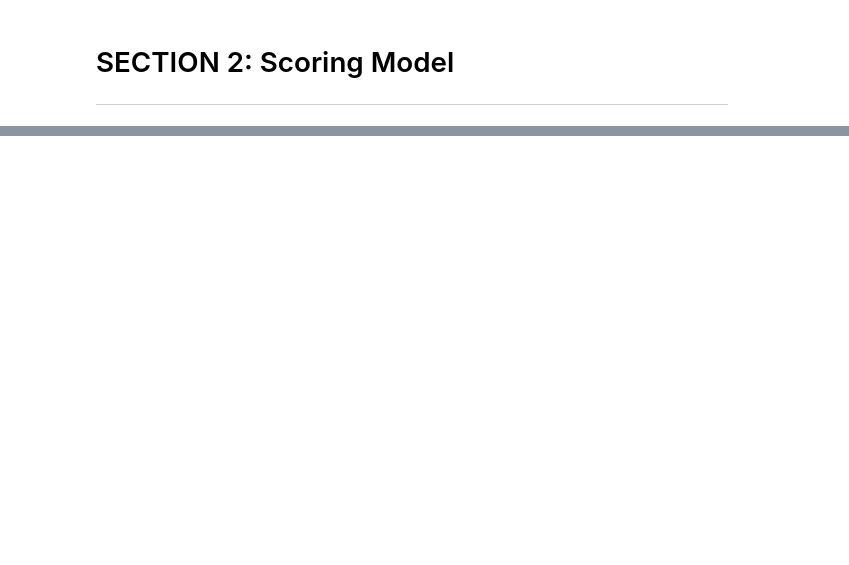
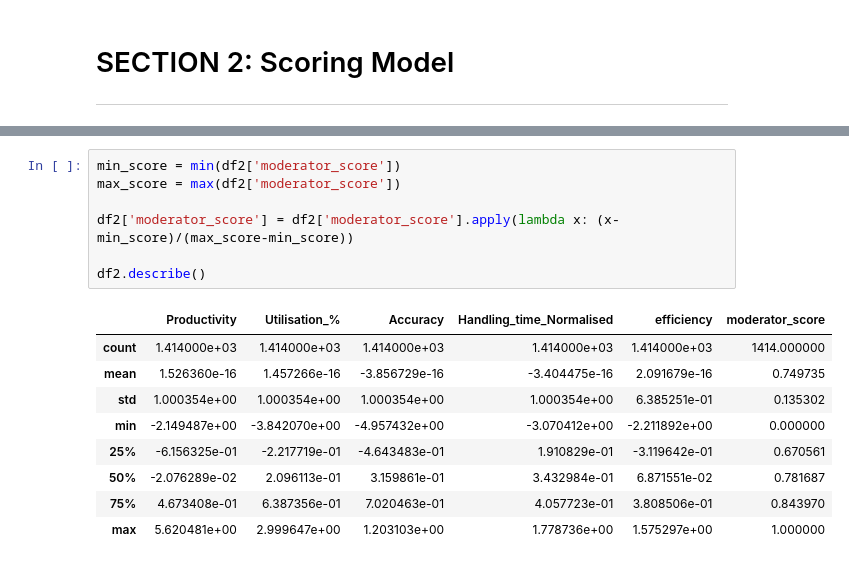
Before and after one commit to liuchennn1414/TikTok_Hungry_Ads, a Jupyter notebook: moderator_score.ipynb, the cells around one changed output, grey strips where cells are left out. Cells and saved outputs as stored; diff of their text form; blank space fills up the shorter version.

```diff
--- a/moderator_score.ipynb
+++ b/moderator_score.ipynb
@@ -284,0 +334,17 @@ min(result)
+# %%
+min_score = min(df2['moderator_score'])
+max_score = max(df2['moderator_score'])
+
+df2['moderator_score'] = df2['moderator_score'].apply(lambda x: (x-min_score)/(max_score-min_score))
+
+df2.describe()
+# %% [output]
+|  | Productivity | Utilisation_% | Accuracy | Handling_time_Normalised | efficiency | moderator_score |
+| count | 1.414000e+03 | 1.414000e+03 | 1.414000e+03 | 1.414000e+03 | 1.414000e+03 | 1414.000000 |
+| mean | 1.526360e-16 | 1.457266e-16 | -3.856729e-16 | -3.404475e-16 | 2.091679e-16 | 0.749735 |
+| std | 1.000354e+00 | 1.000354e+00 | 1.000354e+00 | 1.000354e+00 | 6.385251e-01 | 0.135302 |
+| min | -2.149487e+00 | -3.842070e+00 | -4.957432e+00 | -3.070412e+00 | -2.211892e+00 | 0.000000 |
+| 25% | -6.156325e-01 | -2.217719e-01 | -4.643483e-01 | 1.910829e-01 | -3.119642e-01 | 0.670561 |
+| 50% | -2.076289e-02 | 2.096113e-01 | 3.159861e-01 | 3.432984e-01 | 6.871551e-02 | 0.781687 |
+| 75% | 4.673408e-01 | 6.387356e-01 | 7.020463e-01 | 4.057723e-01 | 3.808506e-01 | 0.843970 |
+| max | 5.620481e+00 | 2.999647e+00 | 1.203103e+00 | 1.778736e+00 | 1.575297e+00 | 1.000000 |
```
Also changed, not shown: parts of 15 cells of this notebook.
